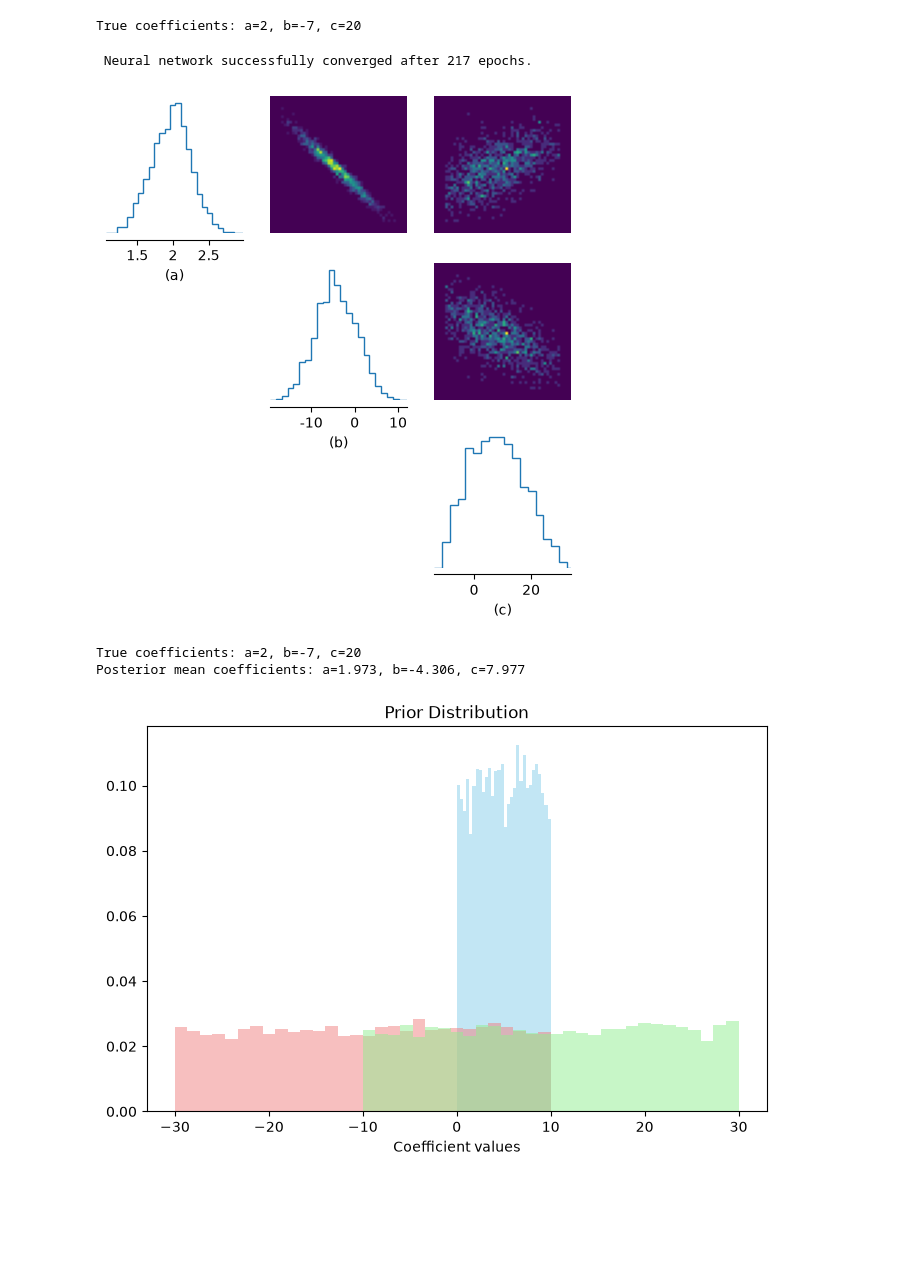
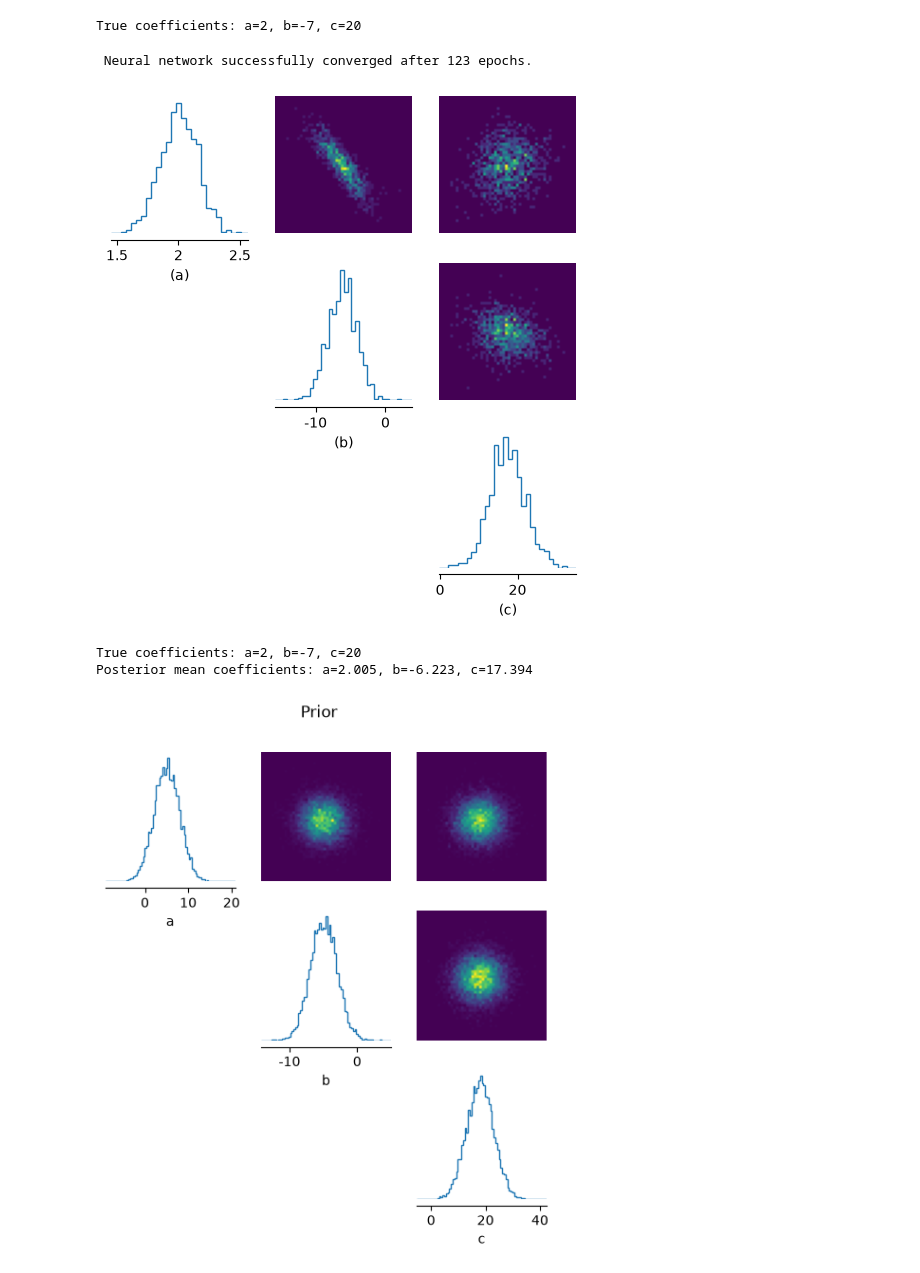
Before and after one commit to jarachisholm/SBI_clustering, a Jupyter notebook: Step_1_SBI.ipynb, the cells around one changed output. Drawn from its saved outputs; the diff is of its cells as text; code cells hidden in the pictures; blank space fills up the shorter version.

```diff
--- a/Step_1_SBI.ipynb
+++ b/Step_1_SBI.ipynb
@@ -150,8 +154,10 @@ x = np.random.uniform(0, 20, 25)
 noise = np.random.normal(0, noise_std, n_points)
 y_observed = a * x**2 + b*x +c + noise
 
-prior = BoxUniform(low=torch.tensor([0.0, -30.0, -10.0]),
-                    high=torch.tensor([10.0, 10.0, 30.0]))
+prior = Independent(Normal(
+    loc=torch.tensor([5, -5, 18], dtype=torch.float32),
+    scale=torch.tensor([3, 2, 5], dtype=torch.float32)
+), 1)
 
 
 def simulator(theta):
@@ -184,25 +190,29 @@ posterior_mean = posterior_samples.mean(dim=0)
 print(f"True coefficients: a={a}, b={b}, c={c}")
 print(f"Posterior mean coefficients: a={posterior_mean[0]:.3f}, b={posterior_mean[1]:.3f}, c={posterior_mean[2]:.3f}")
 # %% [output]
- Neural network successfully converged after 217 epochs.
+ Neural network successfully converged after 123 epochs.
-[figure, old version]
+[figure, new version]
 True coefficients: a=2, b=-7, c=20
-Posterior mean coefficients: a=1.973, b=-4.306, c=7.977
+Posterior mean coefficients: a=2.005, b=-6.223, c=17.394
 # %%
 #plot the prior distribution
-samples = prior.sample((10000,))
-plt.figure(figsize=(8, 5))
-plt.hist(samples[:, 0].numpy(), bins=30, alpha=0.5,
-            label='Coefficient a', color='skyblue', density=True)
-plt.hist(samples[:, 1].numpy(), bins=30, alpha=0.5,
-            label='Coefficient b', color='lightcoral', density=True)
-plt.hist(samples[:, 2].numpy(), bins=30, alpha=0.5,
-            label='Coefficient c', color='lightgreen', density=True)
-plt.xlabel('Coefficient values')
-plt.title('Prior Distribution')
+
+prior = Independent(Normal(
+    loc=torch.tensor([5, -5, 18], dtype=torch.float32),
+    scale=torch.tensor([3, 2, 5], dtype=torch.float32)
+), 1)
+
+prior_samples = prior.sample((10000,))
+
+fig, ax = pairplot(
+    prior_samples,
+    labels=["a", "b", "c"],
+    figsize=(6, 6)
+)
+plt.suptitle("Prior")
 plt.show()
 # %% [output]
-[figure, old version]
+[figure, new version]
 # %%
 #Make corner plot
 flat_samples = posterior_samples.numpy()
```
Also changed, not shown: parts of 2 cells of this notebook, 1 other file.
